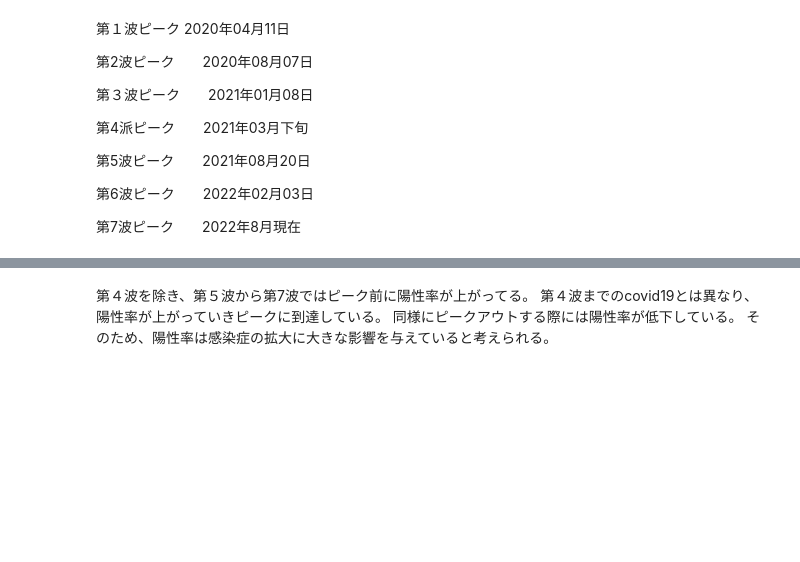
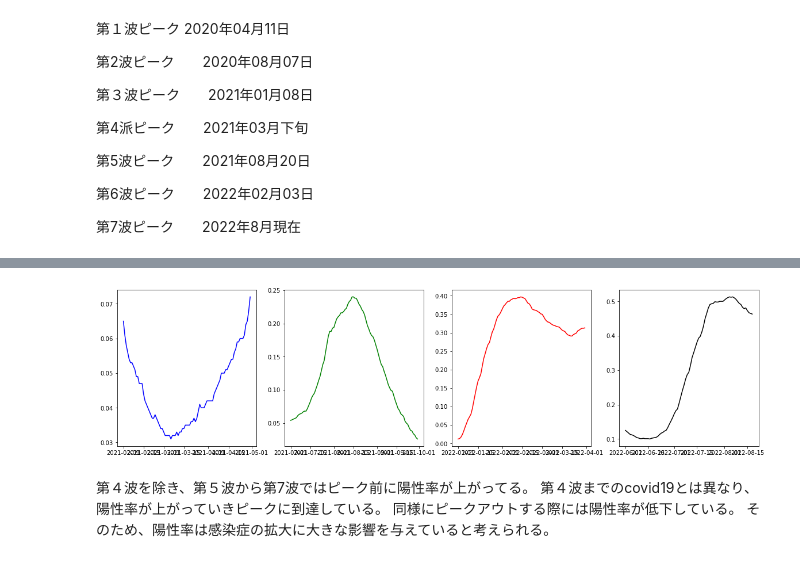
Before and after one commit to ryosuke-yakura/covid19, a Jupyter notebook: datatable/covid19.ipynb, the cells around one changed output, grey strips where cells are left out. Saved outputs shown, nothing was run; the diff lists cells and outputs as text; code cells hidden in the pictures; blank space fills up the shorter version.

```diff
--- a/datatable/covid19.ipynb
+++ b/datatable/covid19.ipynb
@@ -381,35 +409,35 @@ plt.show()
 # %%
 #時系列を重ねて表示
 plt.figure(figsize=(20,5))
 
 c1,c2,c3,c4 = "blue","green","red","black"
 l1,l2,l3,l4 = "第4派","第5波","第6波","第7波"
 
 #y = [-3.0, -2.5, -2.0, -1.5, -1.0, -0.5, 0, 0.5, 1, 1.5, 2.0, 2.5, 3.0 ]
-df_4 = df[(df["year"] == 2021) & ((df["month"] >= 1) & (df["month"] <= 4))]
-df_5 = df[(df["year"] == 2021) & ((df["month"] >= 6) & (df["month"] <= 9))]
-df_6 = df[(df["year"] == 2022) & ((df["month"] >= 1) & (df["month"] <= 4))]
+df_4 = df[(df["year"] == 2021) & ((df["month"] >= 2) & (df["month"] <= 4))]
+df_5 = df[(df["year"] == 2021) & ((df["month"] >= 7) & (df["month"] <= 9))]
+df_6 = df[(df["year"] == 2022) & ((df["month"] >= 1) & (df["month"] <= 3))]
 df_7 = df[(df["year"] == 2022) & ((df["month"] >= 6) & (df["month"] <= 8))]
 
 plt.subplot(141)
 plt.plot(df_4["Date"], df_4["陽性率"], color=c1, label=l1)
 #plt.yticks(y) #y軸のメモリを変更
 
 plt.subplot(142)
 plt.plot(df_5["Date"], df_5["陽性率"], color=c2, label=l2)
 #plt.yticks(y) #y軸のメモリを変更
 
 plt.subplot(143)
 plt.plot(df_6["Date"], df_6["陽性率"], color=c3, label=l3)
 #plt.yticks(y) #y軸のメモリを変更
 
 plt.subplot(144)
 plt.plot(df_7["Date"], df_7["陽性率"], color=c4, label=l4)
 #plt.yticks(y) #y軸のメモリを変更
 
-plt.legend(loc=2)
-
 plt.show()
+# %% [output]
+[figure, added]
 # %% [markdown]
 第４波を除き、第５波から第7波ではピーク前に陽性率が上がってる。
 第４波までのcovid19とは異なり、陽性率が上がっていきピークに到達している。
```
Also changed, not shown: parts of 11 cells of this notebook.
